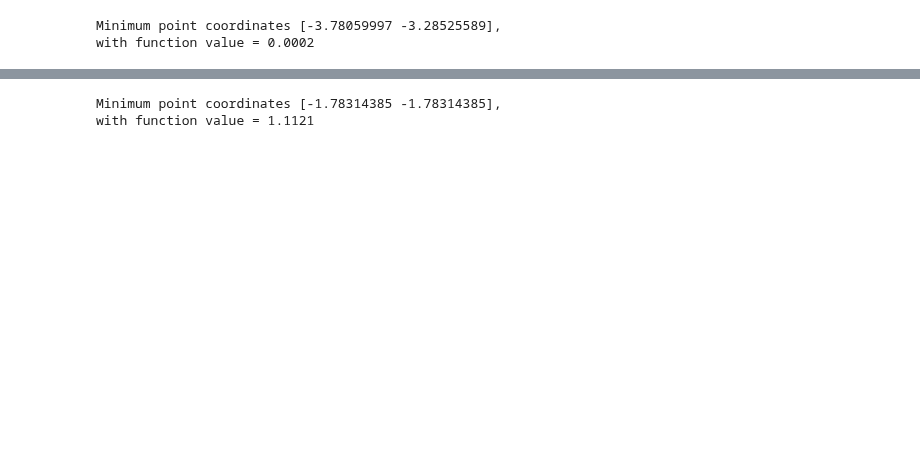
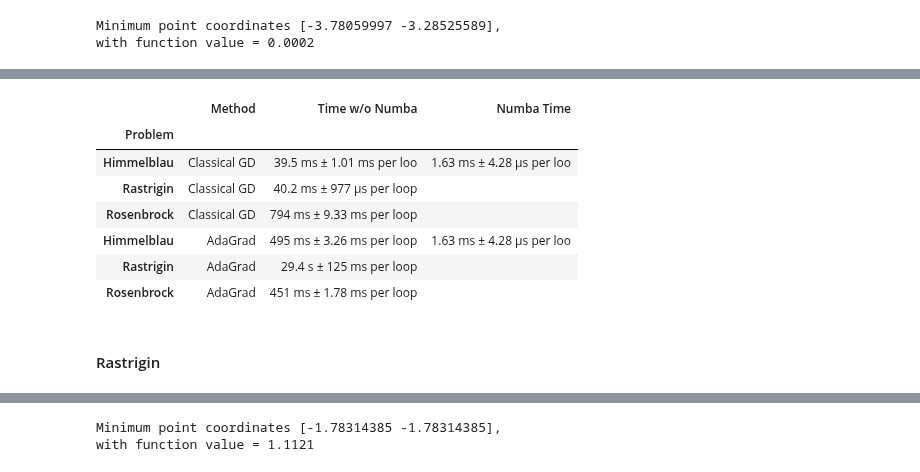
Before and after one commit to natalia-sd/AI-andstuff, a Jupyter notebook: lab_3/LAB3_numba.ipynb, the cells around one changed output, grey strips where cells are left out. Cells and saved outputs as stored; diff of their text form; code cells hidden in the pictures; blank space fills up the shorter version.

```diff
--- a/lab_3/LAB3_numba.ipynb
+++ b/lab_3/LAB3_numba.ipynb
@@ -283,3 +412,6 @@ print(f'with function value = \033[1m{round(GD_Him_GPU[1], 4)}\033[0m')
 # %% [output]
 Minimum point coordinates [-3.78059997 -3.28525589],
 with function value = 0.0002
+# %%
+# cpu time
+time = %timeit -o classic_GD(Himmelblau, Him_grad, np.array([-100, -100]), learning_rate=0.00001, n_iter=9500)
@@ -286,3 +420,19 @@ with function value = 0.0002
+# %%
+res_df.at['Himmelblau', 'Numba Time'] = str(time)[:25] # df.iat[1, 1]=22
+# %%
+res_df
+# %% [output]
+|  | Method | Time w/o Numba | Numba Time |
+| Problem |  |  |  |
+| Himmelblau | Classical GD | 39.5 ms ± 1.01 ms per loo | 1.63 ms ± 4.28 µs per loo |
+| Rastrigin | Classical GD | 40.2 ms ± 977 µs per loop |  |
+| Rosenbrock | Classical GD | 794 ms ± 9.33 ms per loop |  |
+| Himmelblau | AdaGrad | 495 ms ± 3.26 ms per loop | 1.63 ms ± 4.28 µs per loo |
+| Rastrigin | AdaGrad | 29.4 s ± 125 ms per loop |  |
+| Rosenbrock | AdaGrad | 451 ms ± 1.78 ms per loop |  |
+# %% [markdown]
+<a id='gen212'></a>
+#### Rastrigin
 # %%
 %%time
 GD_Rast_GPU = classic_GD(Rastrigin, Rast_grad, np.array([10, 10]), learning_rate=0.1, n_iter=200)
```
Also changed, not shown: parts of 74 cells of this notebook.
